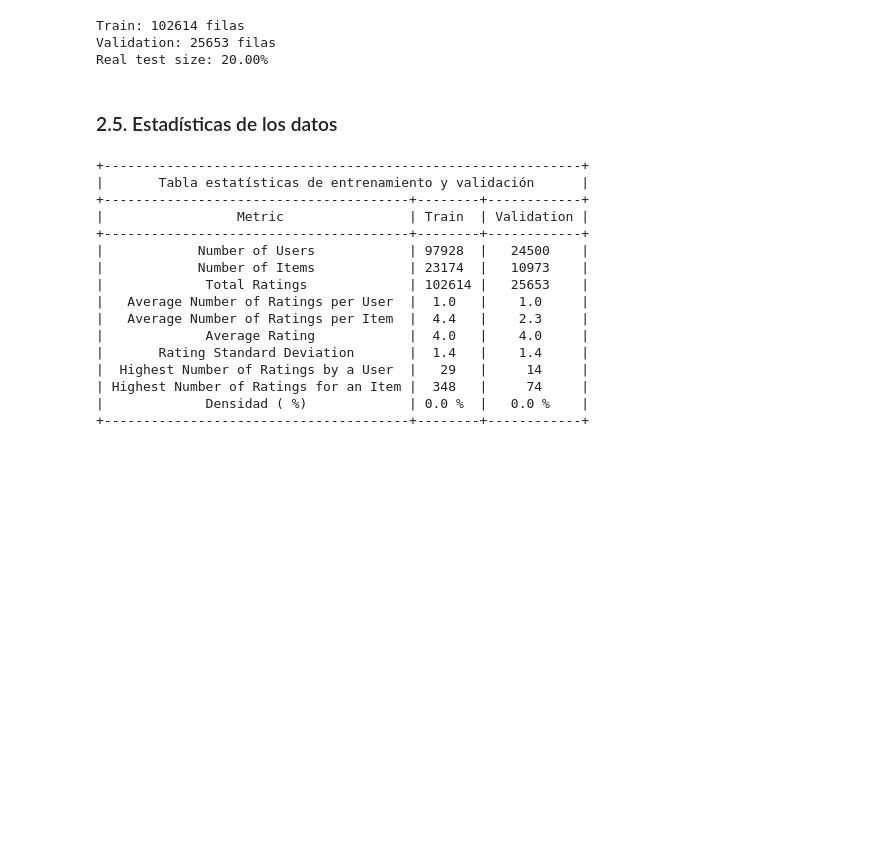
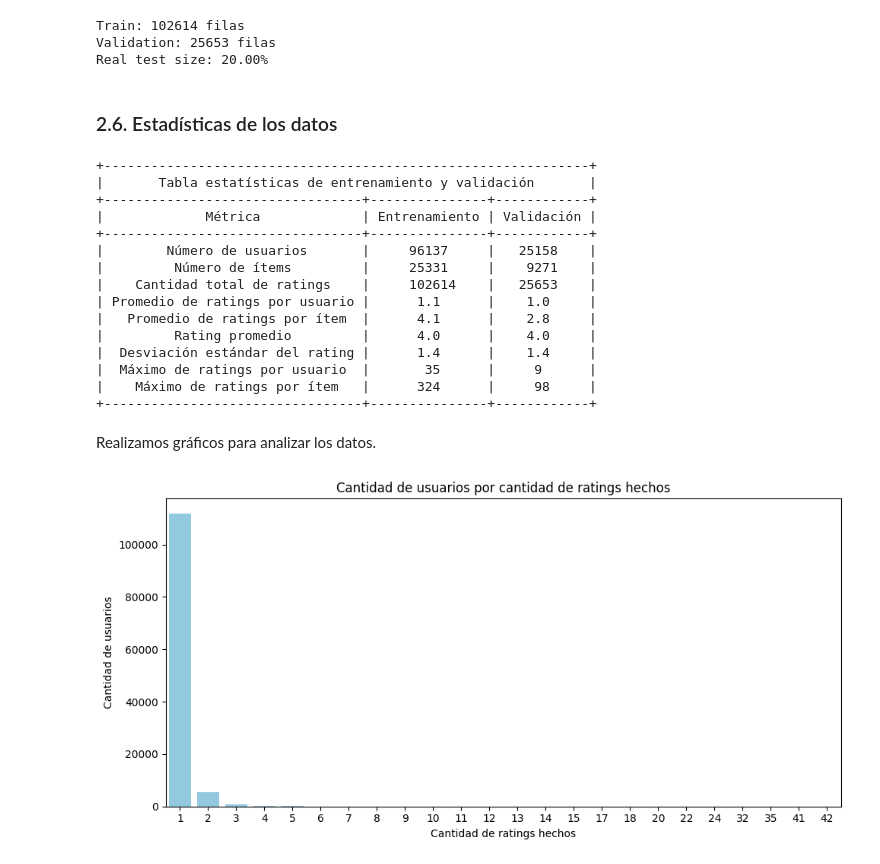
Before and after one commit to ReneSaavedraV/IIC3633-Proyecto, a Jupyter notebook: proyecto.ipynb, the cells around one changed output. Saved outputs shown, nothing was run; the diff lists cells and outputs as text; code cells hidden in the pictures; blank space fills up the shorter version.

```diff
--- a/proyecto.ipynb
+++ b/proyecto.ipynb
@@ -140,5 +134,5 @@ Train: 102614 filas
 Validation: 25653 filas
 Real test size: 20.00%
 # %% [markdown]
-### 2.5. Estadísticas de los datos
+### 2.6. Estadísticas de los datos
 # %%
@@ -171,24 +163,38 @@ stats_val   = df_stats(val_df)
 
 table = PrettyTable()
 table.title = "Tabla estatísticas de entrenamiento y validación"
-table.field_names = ["Métrica", "Train", "Validation"]
+table.field_names = ["Métrica", "Entrenamiento", "Validación"]
 for metric in stats_train.keys():
     table.add_row([metric, stats_train[metric], stats_val[metric]])
 print(table)
 # %% [output]
-+-------------------------------------------------------------+
-|       Tabla estatísticas de entrenamiento y validación      |
-+---------------------------------------+--------+------------+
-|                 Metric                | Train  | Validation |
-+---------------------------------------+--------+------------+
-|            Number of Users            | 97928  |   24500    |
-|            Number of Items            | 23174  |   10973    |
-|             Total Ratings             | 102614 |   25653    |
-|   Average Number of Ratings per User  |  1.0   |    1.0     |
-|   Average Number of Ratings per Item  |  4.4   |    2.3     |
-|             Average Rating            |  4.0   |    4.0     |
-|       Rating Standard Deviation       |  1.4   |    1.4     |
-|  Highest Number of Ratings by a User  |   29   |     14     |
-| Highest Number of Ratings for an Item |  348   |     74     |
-|             Densidad ( %)             | 0.0 %  |   0.0 %    |
-+---------------------------------------+--------+------------+
++--------------------------------------------------------------+
+|       Tabla estatísticas de entrenamiento y validación       |
++---------------------------------+---------------+------------+
+|             Métrica             | Entrenamiento | Validación |
++---------------------------------+---------------+------------+
+|        Número de usuarios       |     96137     |   25158    |
+|         Número de ítems         |     25331     |    9271    |
+|    Cantidad total de ratings    |     102614    |   25653    |
+| Promedio de ratings por usuario |      1.1      |    1.0     |
+|   Promedio de ratings por ítem  |      4.1      |    2.8     |
+|         Rating promedio         |      4.0      |    4.0     |
+|  Desviación estándar del rating |      1.4      |    1.4     |
+|  Máximo de ratings por usuario  |       35      |     9      |
+|    Máximo de ratings por ítem   |      324      |     98     |
++---------------------------------+---------------+------------+
+# %% [markdown]
+Realizamos gráficos para analizar los datos.
+# %%
+ratings_per_user = df.groupby("userId").size()
+count_by_rating_count = ratings_per_user.value_counts().sort_index()
+
+plt.figure(figsize=(10, 5))
+sns.barplot(x=count_by_rating_count.index, y=count_by_rating_count.values, color='skyblue')
+plt.title("Cantidad de usuarios por cantidad de ratings hechos")
+plt.xlabel("Cantidad de ratings hechos")
+plt.ylabel("Cantidad de usuarios")
+plt.tight_layout()
+plt.show()
+# %% [output]
+[figure, added]
```
Also changed, not shown: parts of 27 cells of this notebook.
